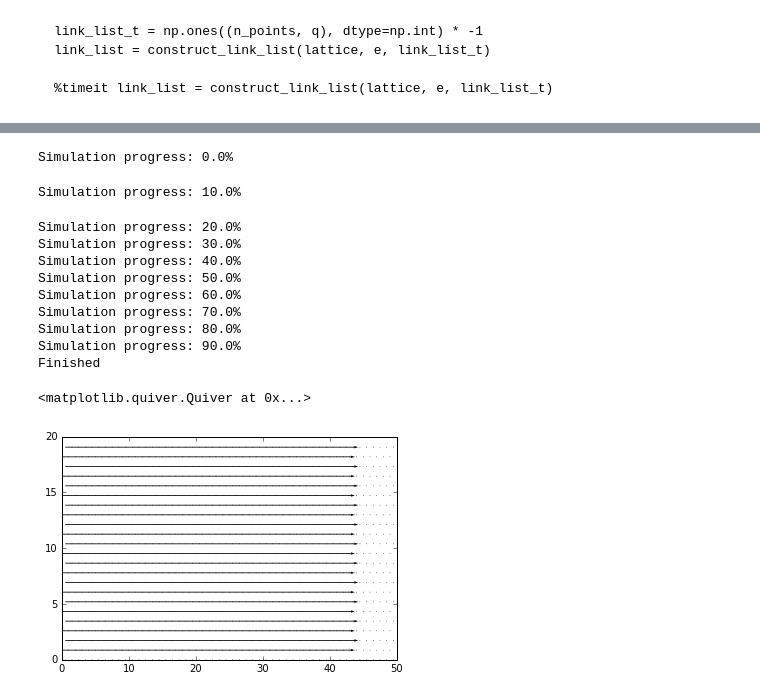
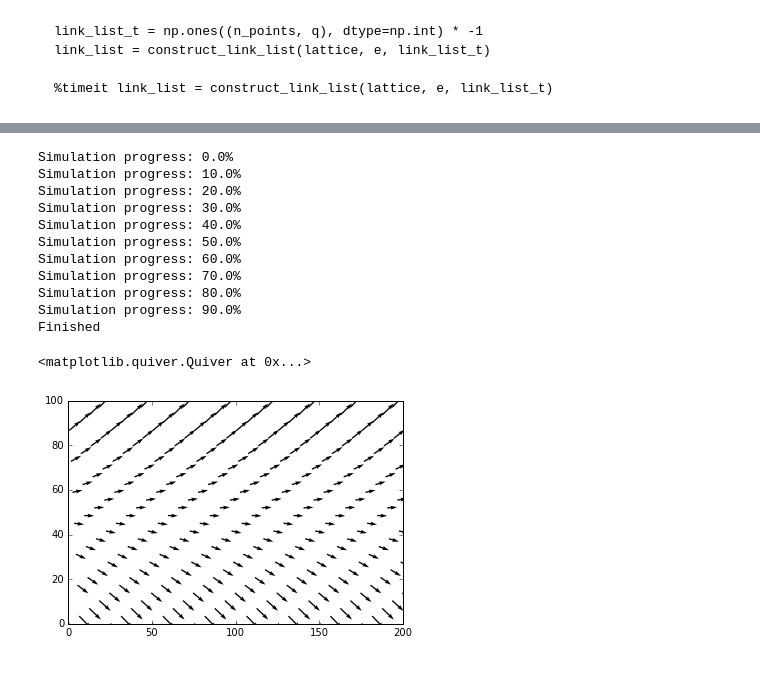
Before and after one commit to szwetsloot/comp-phys-lb, a Jupyter notebook: LBJesse.ipynb, the cells around one changed output, grey strips where cells are left out. Cells and saved outputs as stored; diff of their text form; code cells hidden in the pictures.

```diff
--- a/LBJesse.ipynb
+++ b/LBJesse.ipynb
@@ -185,0 +172,8 @@ plt.show()
+# %%
+# adjust linkage of boundary cells
+
+link_list[lower_wall_i,5] = -1
+link_list[lower_wall_i,6] = -1
+
+link_list[upper_wall_i,2] = -1
+link_list[lower_wall_i,3] = -1
@@ -202,52 +214,64 @@ def calc_f_eq(rho, u, e, w_e, c):
     return f_eq
 # %%
 initial_u = np.zeros((n_points, 2))
-initial_u[bc_left_wall_i,0] = u_inlet
 #initial_u[interior_i,0] = u_inlet
 #initial_u[bc_left_wall_i,0] = u_inlet
 #initial_u[bc_right_wall_i,0] = u_inlet
 
-initial_rho = np.zeros((n_points))
-initial_rho[bc_left_wall_i] = rho_inlet
+initial_rho = np.ones((n_points)) * rho_inlet
+initial_rho[bc_noslip_i] = 0.0
 #initial_rho[interior_i] = rho_inlet
 #initial_rho[bc_left_wall_i] = rho_inlet
 #initial_rho[bc_right_wall_i] = rho_inlet
 
-f_prev[:,:] = 0.0
+f_prev[:,:] = calc_f_eq(initial_rho, initial_u, e, w_e, c)
+
+#f_prev[:,:] = 0.0
 #f_prev[bc_left_wall_i,right_dirs] = calc_f_eq(initial_rho, initial_u[:,:], e, w_e, c)[bc_left_wall_i,right_dirs]
 
-f_prev[bc_left_wall_i.reshape(-1,1),right_dirs] = calc_f_eq(initial_rho, initial_u[:,:], e, w_e, c)[bc_left_wall_i.reshape(-1,1),right_dirs]
+#f_prev[bc_left_wall_i.reshape(-1,1),right_dirs] = calc_f_eq(initial_rho, initial_u[:,:], e, w_e, c)[bc_left_wall_i.reshape(-1,1),right_dirs]
 
 #f_prev[bc_noslip_i, ]
 # %%
+warnings.simplefilter("error")
+
 visualize = False
 
 if visualize == True:
     fig = plt.figure()
     ax = fig.gca()
 
+t = 0
+
+u = np.zeros((n_points, 2))
+
 for t in range(num_iter):
     # clear distribution
     f_next[:,:] = 0
 
     # right wall boundary condition: outflow condition
-    f_prev[bc_right_wall_i, :] = f_prev[link_list[bc_right_wall_i, bb_dir[outflow_dir]], :]
+    #f_prev[bc_right_wall_i, :] = f_prev[link_list[bc_right_wall_i, bb_dir[outflow_dir]], :]
 
     # calculate macroscopic quantities
     # density: sum distribution over velocities
     rho = np.sum(f_prev, axis=1)
     # velocity: calculate weighted sum of velocities using distributions
-    u = np.nan_to_num(np.dot(f_prev, e)/rho[:,np.newaxis])
+    has_rho = rho > 0
+    u[:,:] = 0.0
+    u[has_rho,:] = (np.dot(f_prev, e)[has_rho,:])/rho[has_rho,np.newaxis]
+
+    # add a little velocity
+    u[:,:] += delta_u
 
     # left wall boundary condition: constant velocity inlet
-    rho[bc_left_wall_i] = initial_rho[bc_left_wall_i]
-    u[bc_left_wall_i] = initial_u[bc_left_wall_i]
+    #rho[bc_left_wall_i] = initial_rho[bc_left_wall_i]
+    #u[bc_left_wall_i] = initial_u[bc_left_wall_i]
 
     # calculate equilibrium
     f_eq[:,:] = calc_f_eq(rho, u, e, w_e, c)
 
     # apply left wall bc distribution
-    f_prev[bc_left_wall_i.reshape(-1,1),right_dirs] = f_eq[bc_left_wall_i.reshape(-1,1),right_dirs]
+    # f_prev[bc_left_wall_i.reshape(-1,1),right_dirs] = f_eq[bc_left_wall_i.reshape(-1,1),right_dirs]
 
     # collision step
     f_prev[interior_i,:] = f_prev[interior_i,:] - omega * (f_prev[interior_i,:] - f_eq[interior_i,:])
@@ -268,6 +292,7 @@ for t in range(num_iter):
 
     if visualize == True:
         ax.cla()
+        #ax.pcolor(lattice[:,0], lattice[:,1], rho)
         ax.scatter(lattice[:,0], lattice[:,1])
         ax.quiver(lattice[:,0], lattice[:,1], u[:,0], u[:,1])
         display.clear_output(wait=True)
@@ -280,15 +305,17 @@ if visualize == True:
     display.clear_output()
 
 print_fl("Finished")
+
+warnings.resetwarnings()
 # %% [output]
 Simulation progress: 0.0%
+Simulation progress: 10.0%
+Simulation progress: 20.0%
+Simulation progress: 30.0%
+Simulation progress: 40.0%
+Simulation progress: 50.0%
+Simulation progress: 60.0%
+Simulation progress: 70.0%
+Simulation progress: 80.0%
+Simulation progress: 90.0%
+Finished
-Simulation progress: 10.0%
-Simulation progress: 20.0%
-Simulation progress: 30.0%
-Simulation progress: 40.0%
-Simulation progress: 50.0%
-Simulation progress: 60.0%
-Simulation progress: 70.0%
-Simulation progress: 80.0%
-Simulation progress: 90.0%
-Finished
@@ -295,5 +326,5 @@ Finished
 # %%
-plt.quiver(lattice[:,0], lattice[:,1], u[:,0], u[:,1])
+plt.quiver(lattice[::100,0], lattice[::100,1], u[::100,0], u[::100,1])
 # %% [output]
 <matplotlib.quiver.Quiver at 0x...>
-[figure, old version]
+[figure, new version]
```
Also changed, not shown: parts of 10 cells of this notebook.
